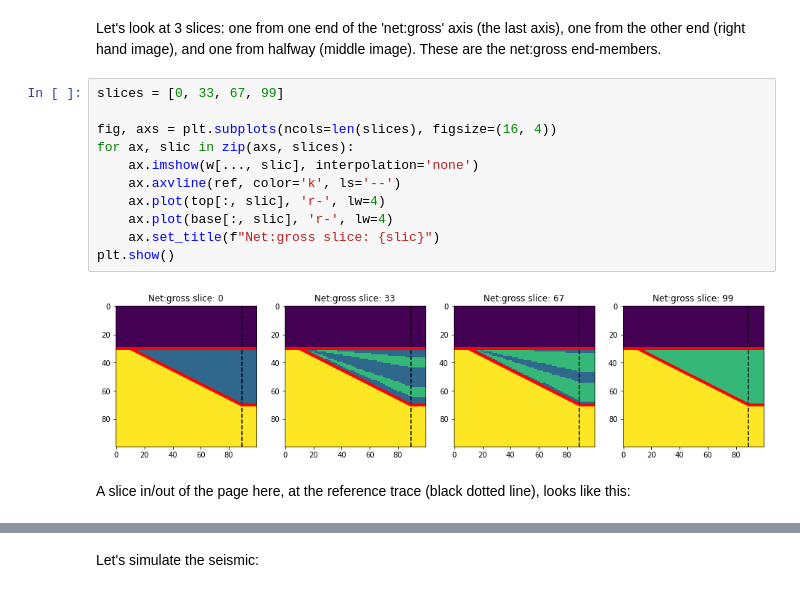
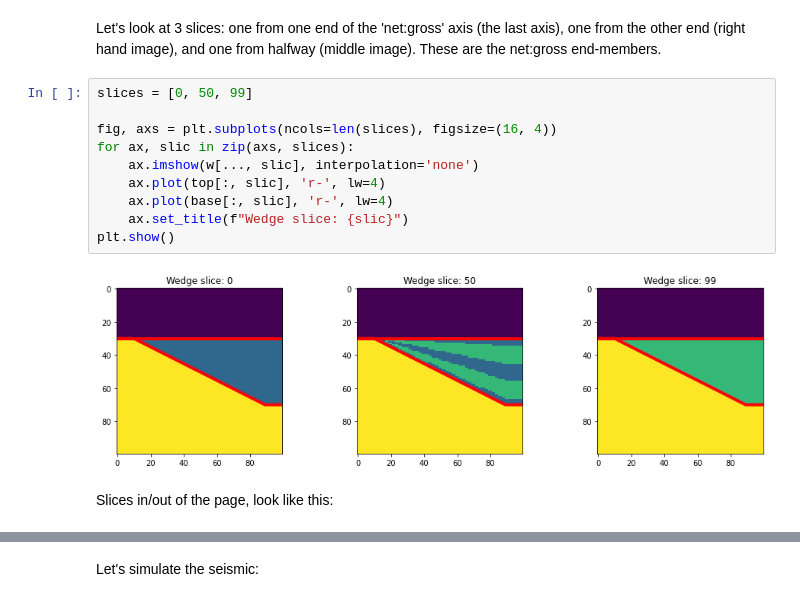
Before and after one commit to agilescientific/in-bruges, a Jupyter notebook: notebooks/Wedges.ipynb, the cells around one changed output, grey strips where cells are left out. Drawn from its saved outputs; the diff is of its cells as text.

```diff
--- a/notebooks/Wedges.ipynb
+++ b/notebooks/Wedges.ipynb
@@ -272,17 +274,16 @@ w.shape, top.shape, base.shape, ref
 # %% [markdown]
 Let's look at 3 slices: one from one end of the 'net:gross' axis (the last axis), one from the other end (right hand image), and one from halfway (middle image). These are the net:gross end-members.
 # %%
-slices = [0, 33, 67, 99]
+slices = [0, 50, 99]
 
 fig, axs = plt.subplots(ncols=len(slices), figsize=(16, 4))
 for ax, slic in zip(axs, slices):
     ax.imshow(w[..., slic], interpolation='none')
-    ax.axvline(ref, color='k', ls='--')
     ax.plot(top[:, slic], 'r-', lw=4)
     ax.plot(base[:, slic], 'r-', lw=4)
-    ax.set_title(f"Net:gross slice: {slic}")
+    ax.set_title(f"Wedge slice: {slic}")
 plt.show()
 # %% [output]
-[figure, old version]
+[figure, new version]
 # %% [markdown]
-A slice in/out of the page here, at the reference trace (black dotted line), looks like this:
+Slices in/out of the page, look like this:
```
Also changed, not shown: parts of 13 cells of this notebook.
